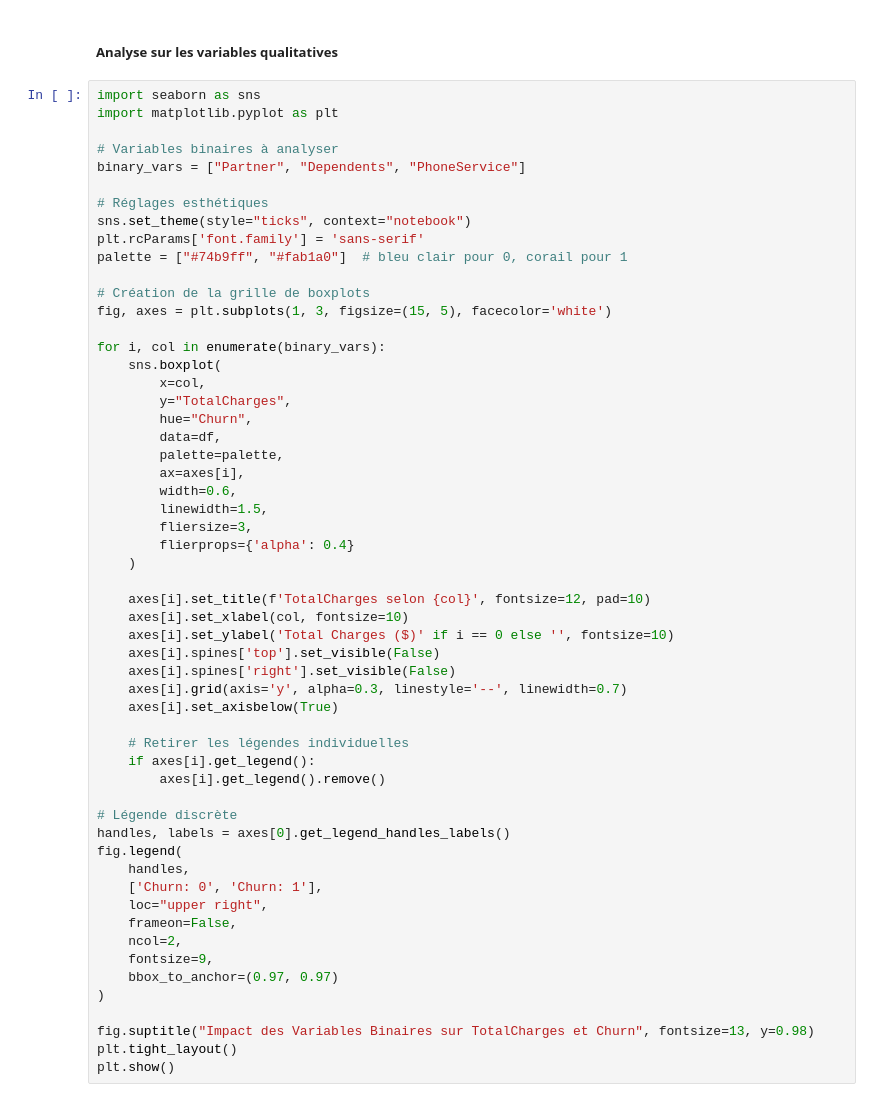
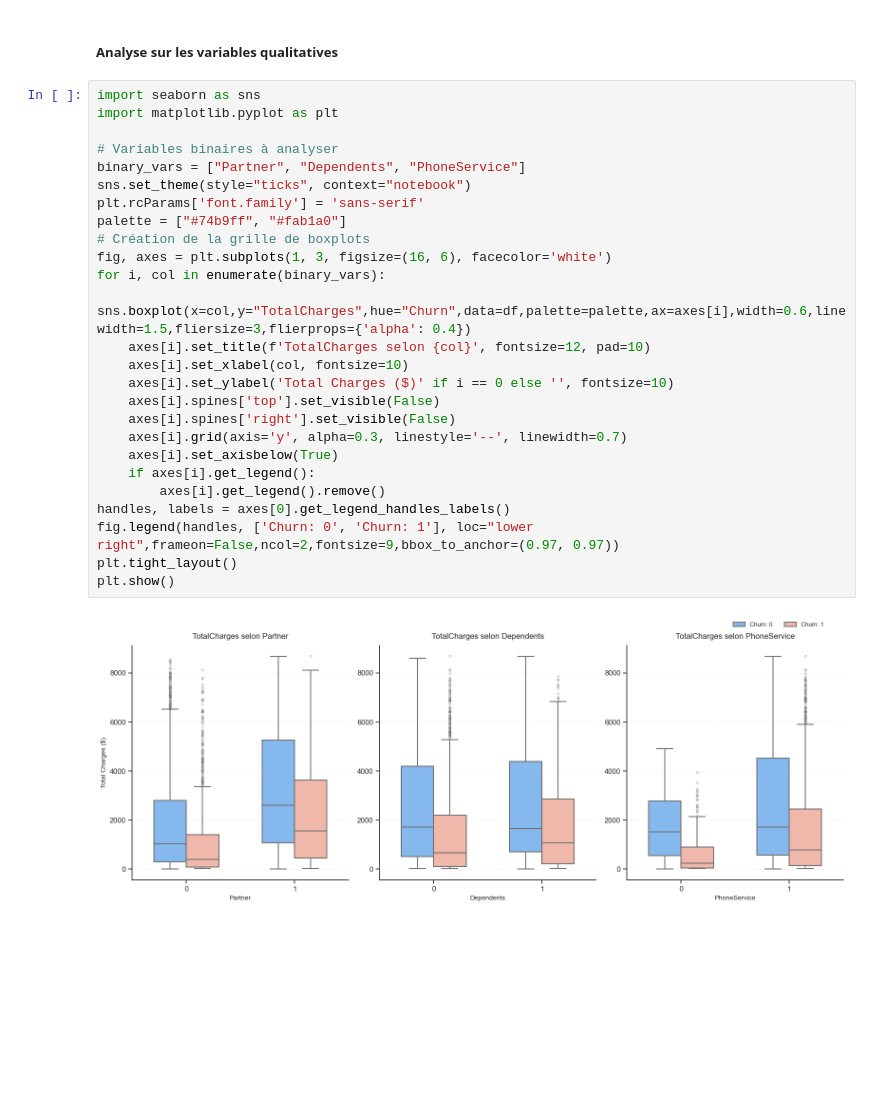
Before and after one commit to Bapt1st3/Telco_Customer_Prediction, a Jupyter notebook: data_prep copy.ipynb, the cells around one changed output. Saved outputs shown, nothing was run; the diff lists cells and outputs as text; blank space fills up the shorter version.

```diff
--- a/data_prep copy.ipynb
+++ b/data_prep copy.ipynb
@@ -121,56 +129,28 @@ plt.show()
 # %%
 import seaborn as sns
 import matplotlib.pyplot as plt
 
 # Variables binaires à analyser
 binary_vars = ["Partner", "Dependents", "PhoneService"]
-
-# Réglages esthétiques
 sns.set_theme(style="ticks", context="notebook")
 plt.rcParams['font.family'] = 'sans-serif'
-palette = ["#74b9ff", "#fab1a0"]  # bleu clair pour 0, corail pour 1
-
+palette = ["#74b9ff", "#fab1a0"]
 # Création de la grille de boxplots
-fig, axes = plt.subplots(1, 3, figsize=(15, 5), facecolor='white')
-
+fig, axes = plt.subplots(1, 3, figsize=(16, 6), facecolor='white')
 for i, col in enumerate(binary_vars):
-    sns.boxplot(
-        x=col,
-        y="TotalCharges",
-        hue="Churn",
-        data=df,
-        palette=palette,
-        ax=axes[i],
-        width=0.6,
-        linewidth=1.5,
-        fliersize=3,
-        flierprops={'alpha': 0.4}
-    )
-
+    sns.boxplot(x=col,y="TotalCharges",hue="Churn",data=df,palette=palette,ax=axes[i],width=0.6,linewidth=1.5,fliersize=3,flierprops={'alpha': 0.4})
     axes[i].set_title(f'TotalCharges selon {col}', fontsize=12, pad=10)
     axes[i].set_xlabel(col, fontsize=10)
     axes[i].set_ylabel('Total Charges ($)' if i == 0 else '', fontsize=10)
     axes[i].spines['top'].set_visible(False)
     axes[i].spines['right'].set_visible(False)
     axes[i].grid(axis='y', alpha=0.3, linestyle='--', linewidth=0.7)
     axes[i].set_axisbelow(True)
-
-    # Retirer les légendes individuelles
     if axes[i].get_legend():
         axes[i].get_legend().remove()
-
-# Légende discrète
 handles, labels = axes[0].get_legend_handles_labels()
-fig.legend(
-    handles,
-    ['Churn: 0', 'Churn: 1'],
-    loc="upper right",
-    frameon=False,
-    ncol=2,
-    fontsize=9,
-    bbox_to_anchor=(0.97, 0.97)
-)
-
-fig.suptitle("Impact des Variables Binaires sur TotalCharges et Churn", fontsize=13, y=0.98)
+fig.legend(handles, ['Churn: 0', 'Churn: 1'], loc="lower right",frameon=False,ncol=2,fontsize=9,bbox_to_anchor=(0.97, 0.97))
 plt.tight_layout()
 plt.show()
+# %% [output]
+[figure, added]
```
Also changed, not shown: parts of 6 cells of this notebook, 1 other file.
